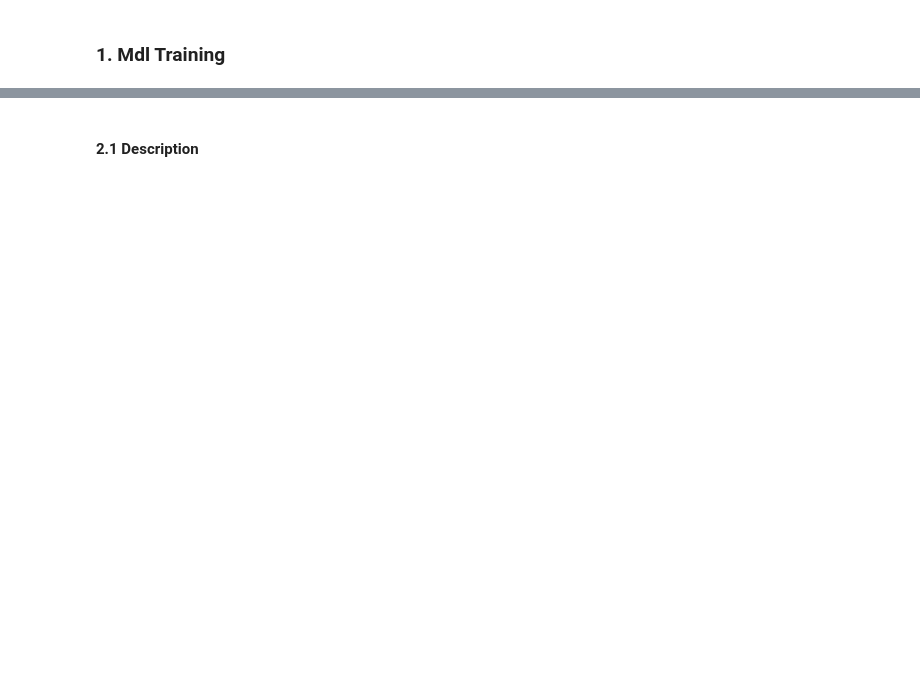
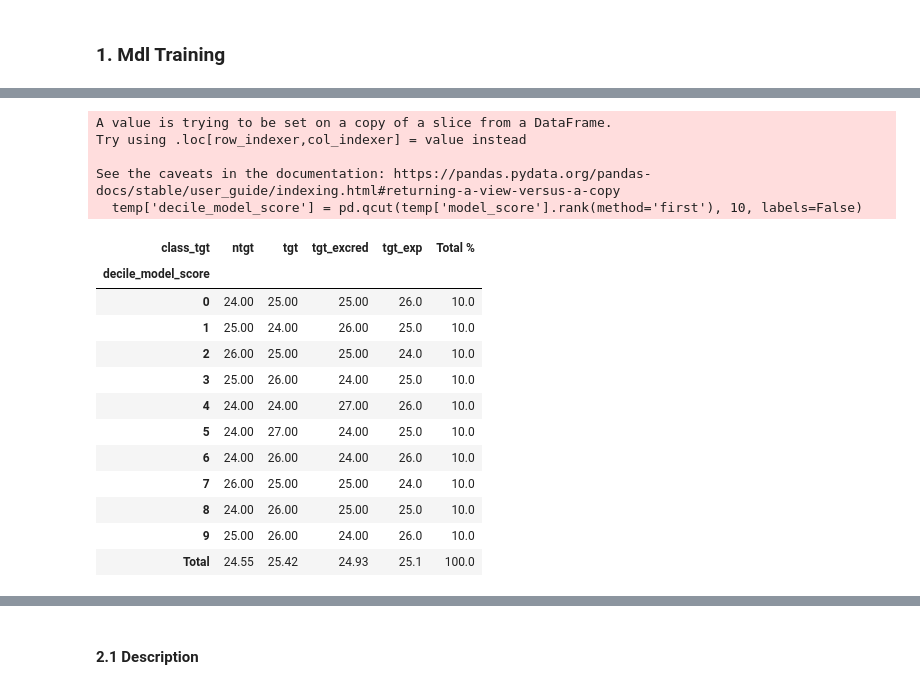
Before and after one commit to luleoli/sand, a Jupyter notebook: sandModeling/testv0.ipynb, the cells around one changed output, grey strips where cells are left out. Cells and saved outputs as stored; diff of their text form; code cells hidden in the pictures; blank space fills up the shorter version.

```diff
--- a/sandModeling/testv0.ipynb
+++ b/sandModeling/testv0.ipynb
@@ -365,0 +653,53 @@ gini_no_action = round(gini_from_scores(df_train[df_train['no_action'] == 1]['Ex
+# %%
+temp = df_train[df_train['no_action'] == 1]
+
+# create decile (1 = top decile by model_score, 10 = bottom)
+temp['decile_model_score'] = pd.qcut(temp['model_score'].rank(method='first'), 10, labels=False)
+
+# pivot: counts of class_tgt per decile
+pivot_counts = pd.pivot_table(
+    temp,
+    index='decile_model_score',
+    columns='class_tgt',
+    values='model_score',
+    aggfunc='count',
+    fill_value=0
+).sort_index()
+
+# add total column
+pivot_counts['total'] = pivot_counts.sum(axis=1)
+
+# pivot: row-wise percentages
+pivot_pct = pivot_counts.div(pivot_counts['total'], axis=0).drop(columns=['total']).round(2) * 100
+
+# total per class (across all deciles)
+total_per_class = pivot_counts.drop(columns=['total']).sum(axis=0)
+pct_total_per_class = (total_per_class / total_per_class.sum() * 100).round(2)
+
+# add a "Total" row with overall class percentages
+pivot_pct.loc['Total'] = pct_total_per_class
+
+# include the total per decile as a new column
+pivot_pct['Total %'] = (pivot_counts['total'] / pivot_counts['total'].sum() * 100).round(2)
+pivot_pct.loc['Total', 'Total %'] = 100.0
+
+pivot_pct
+# %% [output]
+A value is trying to be set on a copy of a slice from a DataFrame.
+Try using .loc[row_indexer,col_indexer] = value instead
+
+See the caveats in the documentation: https://pandas.pydata.org/pandas-docs/stable/user_guide/indexing.html#returning-a-view-versus-a-copy
+  temp['decile_model_score'] = pd.qcut(temp['model_score'].rank(method='first'), 10, labels=False)
+| class_tgt | ntgt | tgt | tgt_excred | tgt_exp | Total % |
+| decile_model_score |  |  |  |  |  |
+| 0 | 24.00 | 25.00 | 25.00 | 26.0 | 10.0 |
+| 1 | 25.00 | 24.00 | 26.00 | 25.0 | 10.0 |
+| 2 | 26.00 | 25.00 | 25.00 | 24.0 | 10.0 |
+| 3 | 25.00 | 26.00 | 24.00 | 25.0 | 10.0 |
+| 4 | 24.00 | 24.00 | 27.00 | 26.0 | 10.0 |
+| 5 | 24.00 | 27.00 | 24.00 | 25.0 | 10.0 |
+| 6 | 24.00 | 26.00 | 24.00 | 26.0 | 10.0 |
+| 7 | 26.00 | 25.00 | 25.00 | 24.0 | 10.0 |
+| 8 | 24.00 | 26.00 | 25.00 | 25.0 | 10.0 |
+| 9 | 25.00 | 26.00 | 24.00 | 26.0 | 10.0 |
+| Total | 24.55 | 25.42 | 24.93 | 25.1 | 100.0 |
```
Also changed, not shown: parts of 53 cells of this notebook, 2 other files.
